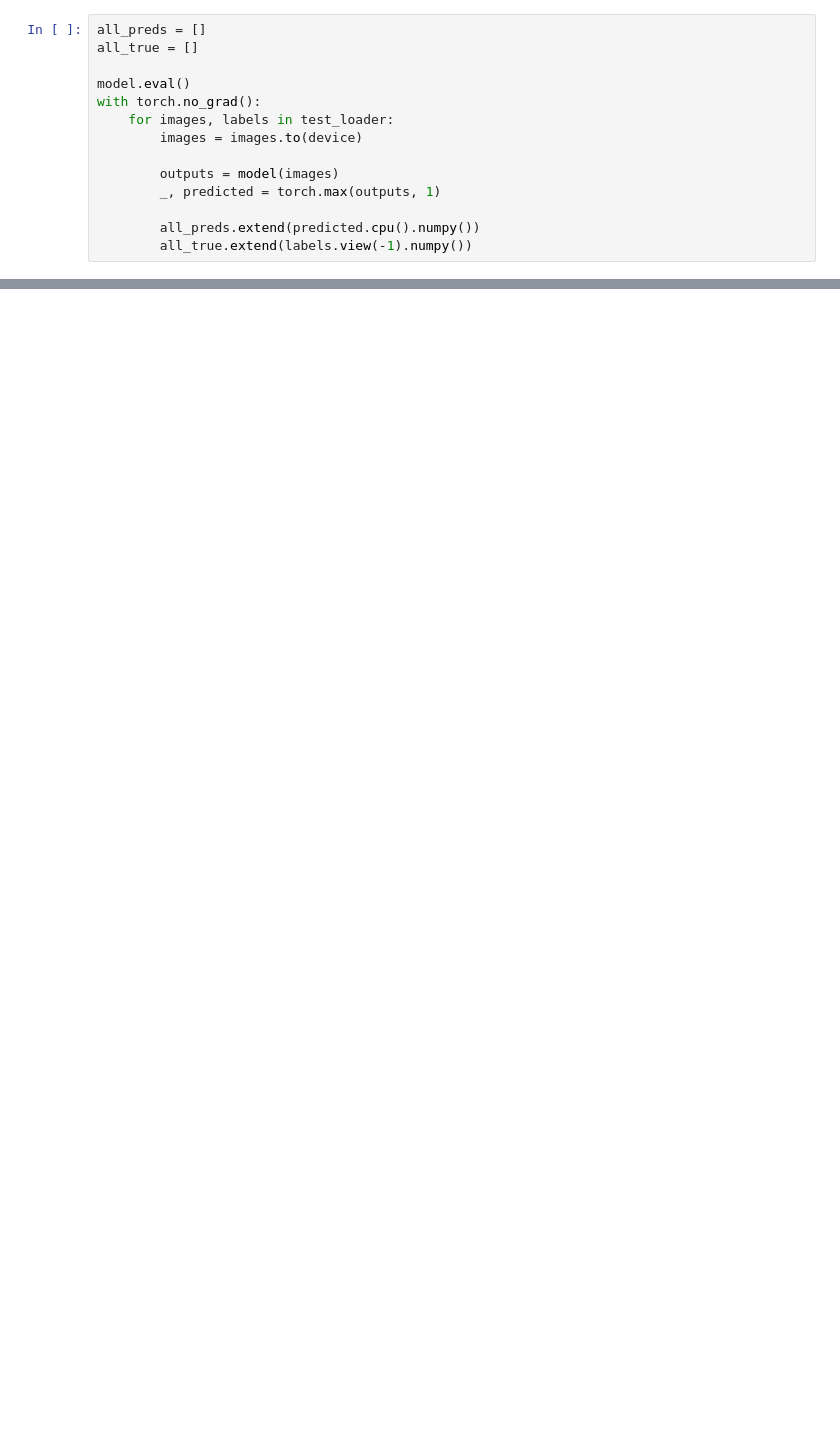
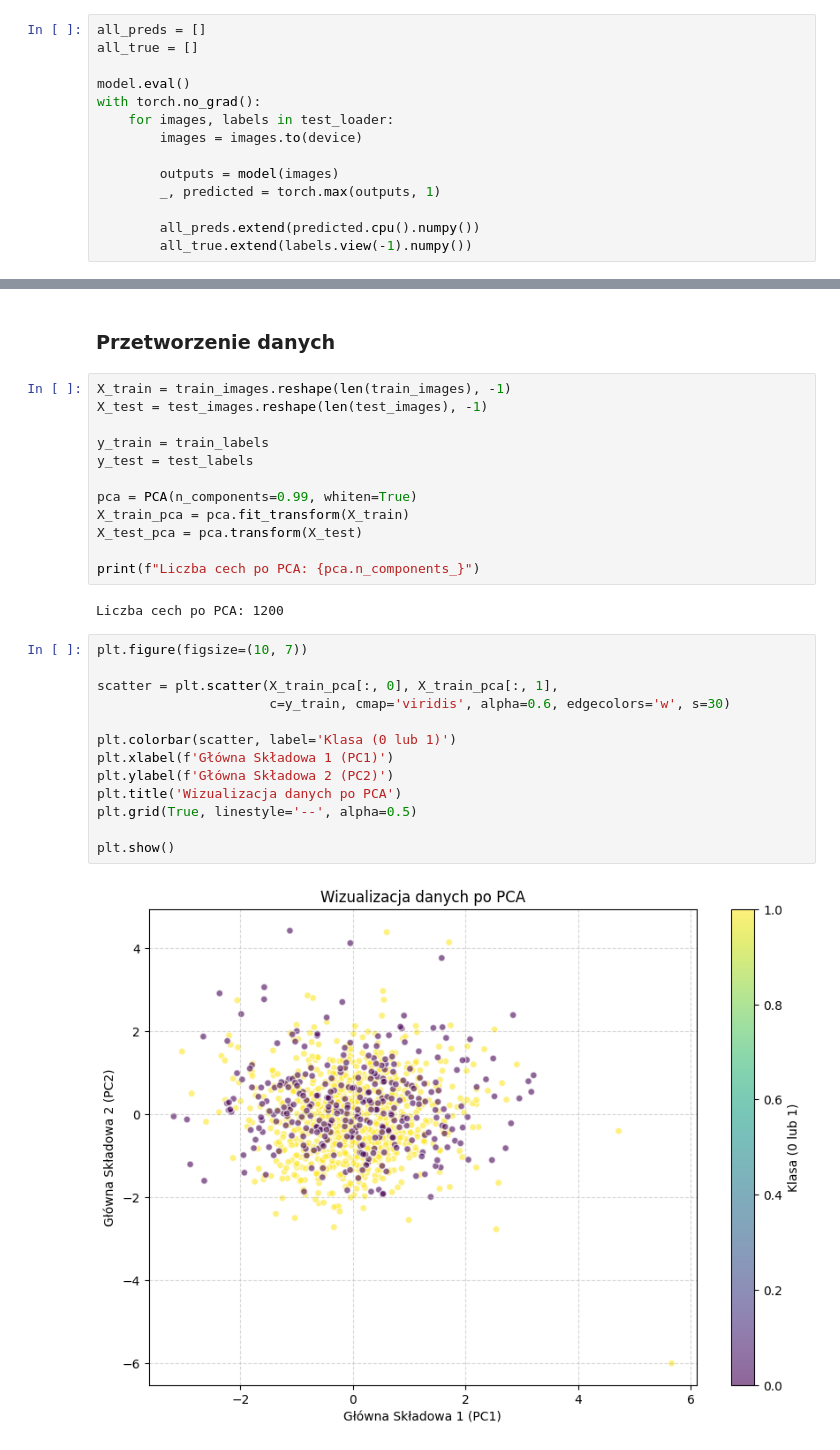
Before and after one commit to MrChazar/Medical_Data_Analysis, a Jupyter notebook: synapseMNIST3d/EDA.ipynb, the cells around one changed output, grey strips where cells are left out. Saved outputs shown, nothing was run; the diff lists cells and outputs as text; blank space fills up the shorter version.

```diff
--- a/synapseMNIST3d/EDA.ipynb
+++ b/synapseMNIST3d/EDA.ipynb
@@ -315,0 +338,31 @@ weighted avg       0.59      0.66      0.61       352
+# %% [markdown]
+### Przetworzenie danych
+# %%
+X_train = train_images.reshape(len(train_images), -1)
+X_test = test_images.reshape(len(test_images), -1)
+
+y_train = train_labels
+y_test = test_labels
+
+pca = PCA(n_components=0.99, whiten=True)
+X_train_pca = pca.fit_transform(X_train)
+X_test_pca = pca.transform(X_test)
+
+print(f"Liczba cech po PCA: {pca.n_components_}")
+# %% [output]
+Liczba cech po PCA: 1200
+# %%
+plt.figure(figsize=(10, 7))
+
+scatter = plt.scatter(X_train_pca[:, 0], X_train_pca[:, 1],
+                      c=y_train, cmap='viridis', alpha=0.6, edgecolors='w', s=30)
+
+plt.colorbar(scatter, label='Klasa (0 lub 1)')
+plt.xlabel(f'Główna Składowa 1 (PC1)')
+plt.ylabel(f'Główna Składowa 2 (PC2)')
+plt.title('Wizualizacja danych po PCA')
+plt.grid(True, linestyle='--', alpha=0.5)
+
+plt.show()
+# %% [output]
+[figure, added]
```
Also changed, not shown: parts of 33 cells of this notebook, 2 other files.
